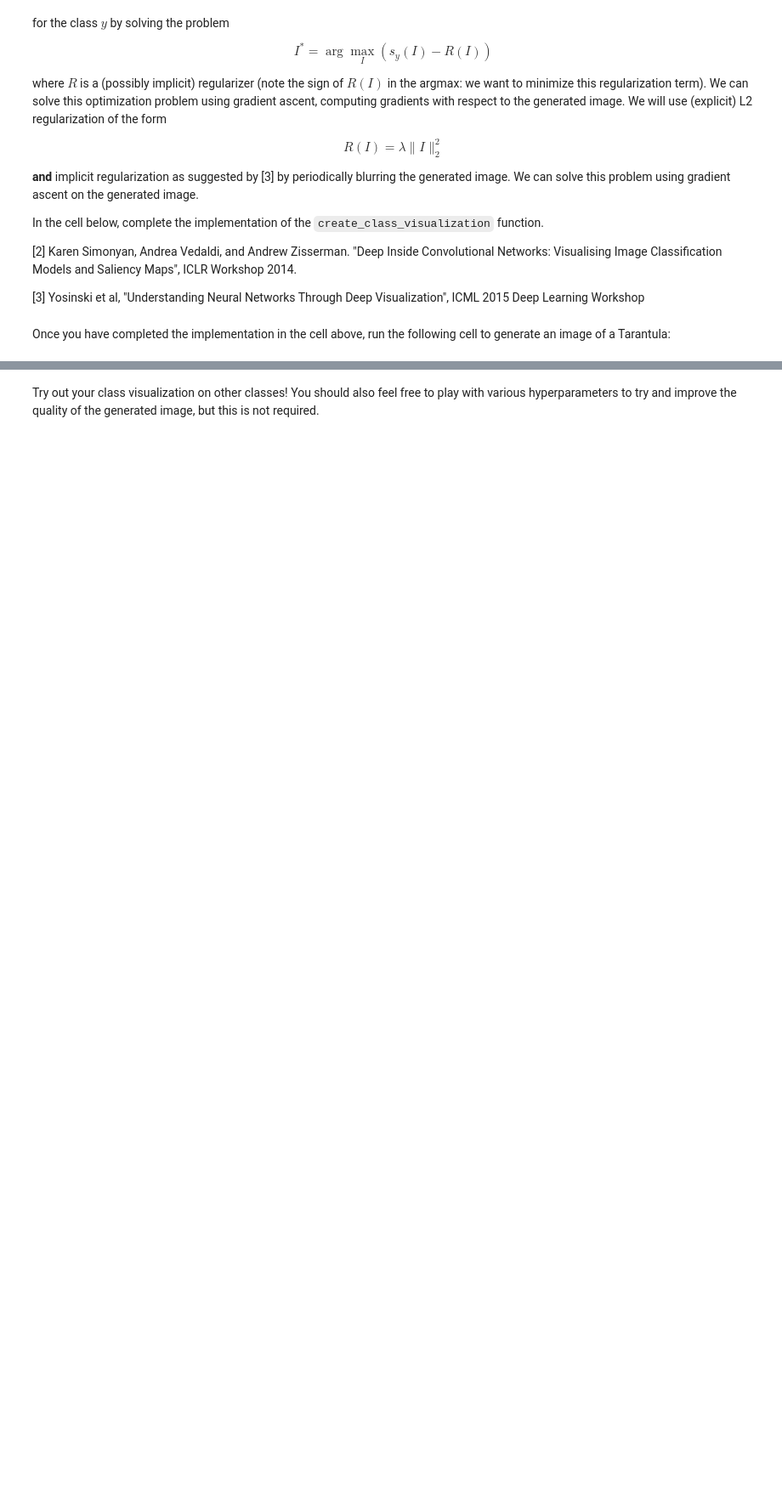
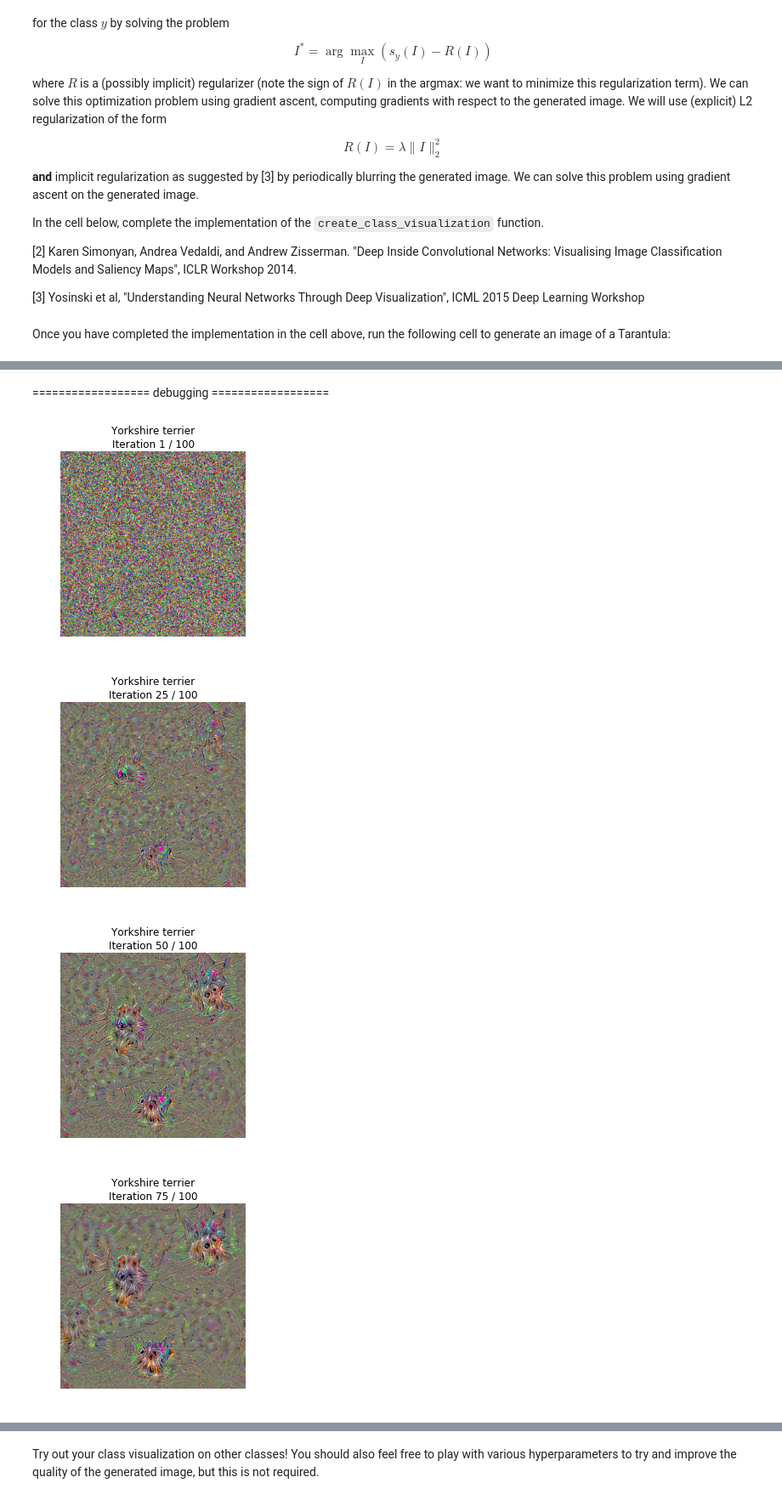
Before and after one commit to ilyarudyak/cs231n-convolutional-nn-2018, a Jupyter notebook: assignment3/NetworkVisualization-PyTorch.ipynb, the cells around one changed output, grey strips where cells are left out. Shown at 85% size. Drawn from its saved outputs; the diff is of its cells as text; code cells hidden in the pictures; blank space fills up the shorter version.

Commit message:
finished NN visualization

```diff
--- a/assignment3/NetworkVisualization-PyTorch.ipynb
+++ b/assignment3/NetworkVisualization-PyTorch.ipynb
@@ -260,7 +260,22 @@ def make_fooling_image(X, target_y, model):
     ##############################################################################
     # *****START OF YOUR CODE (DO NOT DELETE/MODIFY THIS LINE)*****
 
-    pass
+    for i in range(100):
+        scores = model(X_fooling)
+
+        pred_y = torch.argmax(scores, dim=1).item()
+        if pred_y == target_y:
+            break
+
+        scores_target = scores[0, target_y]
+        scores_target.backward()
+
+        dX = X_fooling.grad.data
+        dX /= torch.norm(dX)
+        X_fooling.data += learning_rate * dX
+
+        X_fooling.grad.zero_()
+
 
     # *****END OF YOUR CODE (DO NOT DELETE/MODIFY THIS LINE)*****
     ##############################################################################
@@ -280,0 +320,2 @@ assert target_y == scores.data.max(1)[1][0].item(), 'The model is not fooled!'
+# %%
+scores = model(X_fooling)
@@ -280,0 +332,4 @@ assert target_y == scores.data.max(1)[1][0].item(), 'The model is not fooled!'
+# %%
+X_fooling2 = X_tensor[idx:idx+1].clone()
+X_fooling2 = X_fooling2.requires_grad_()
+learning_rate = 1
@@ -396,7 +504,16 @@ def create_class_visualization(target_y, model, dtype, **kwargs):
         ########################################################################
         # *****START OF YOUR CODE (DO NOT DELETE/MODIFY THIS LINE)*****
 
-        pass
+        scores = model(img)
+        scores_target = scores[0, target_y]
+        scores_target.backward()
+
+        grad = img.grad
+        grad -= 2 * l2_reg * img
+
+        img.data += learning_rate * (grad / grad.norm())
+
+        img.grad.zero_()
 
         # *****END OF YOUR CODE (DO NOT DELETE/MODIFY THIS LINE)*****
         ########################################################################
@@ -429,12 +584,19 @@ Once you have completed the implementation in the cell above, run the following
+# %% [markdown]
+================== debugging ==================
 # %%
 dtype = torch.FloatTensor
 # dtype = torch.cuda.FloatTensor # Uncomment this to use GPU
 model.type(dtype)
 
-target_y = 76 # Tarantula
+# target_y = 76 # Tarantula
 # target_y = 78 # Tick
-# target_y = 187 # Yorkshire Terrier
+target_y = 187 # Yorkshire Terrier
 # target_y = 683 # Oboe
 # target_y = 366 # Gorilla
 # target_y = 604 # Hourglass
 out = create_class_visualization(target_y, model, dtype)
+# %% [output]
+[figure, added]
+[figure, added]
+[figure, added]
+[figure, added]
```
Also changed, not shown: parts of 41 cells of this notebook.
